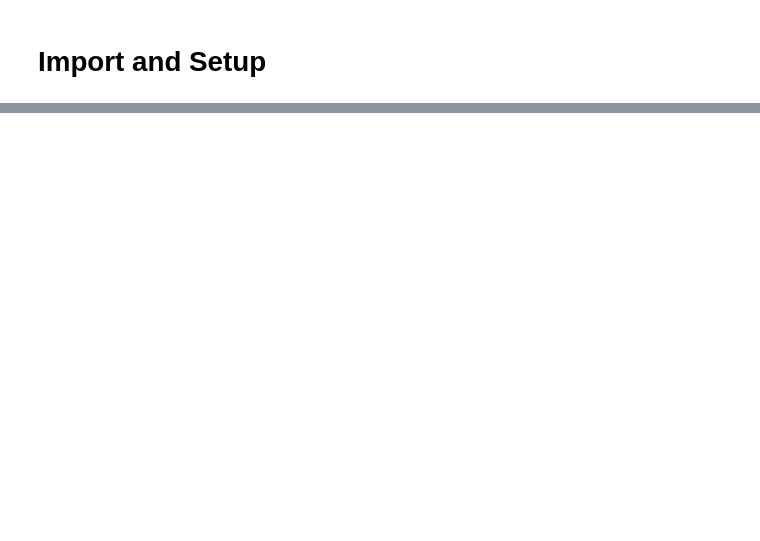
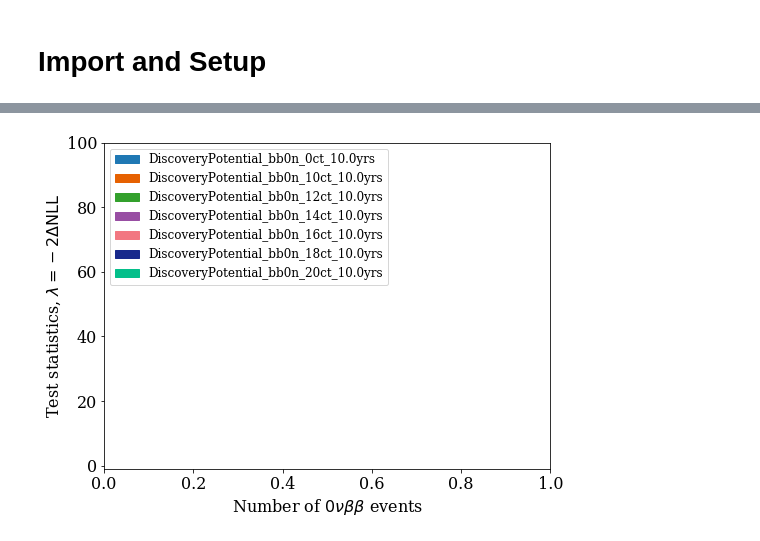
Before and after one commit to YMTheory/sensitivity, a Jupyter notebook: work/SensitivityPaper2020_scripts/DiscoveryPotential/DiscoveryPotentialCalculations.ipynb, the cells around one changed output, grey strips where cells are left out. Saved outputs shown, nothing was run; the diff lists cells and outputs as text; code cells hidden in the pictures; blank space fills up the shorter version.

```diff
--- a/work/SensitivityPaper2020_scripts/DiscoveryPotential/DiscoveryPotentialCalculations.ipynb
+++ b/work/SensitivityPaper2020_scripts/DiscoveryPotential/DiscoveryPotentialCalculations.ipynb
@@ -187,0 +170,26 @@ Running DiscoveryPotential_bb0n_25ct_10.0yrs
+# %%
+DeltaNLL = {}
+count = 0
+fig = plt.figure(figsize=(8,6))
+import matplotlib.patches as mpatches
+for Livetime in Livetimes:
+    DeltaNLL[Livetime] = {}
+    for key, df in dfdict[Livetime].items():
+        DeltaNLL[Livetime][key] = []
+        for ii,(x,y) in enumerate(zip(dfdict[Livetime][key]['num_signal'].loc[maskdict[Livetime][key]],dfdict[Livetime][key]['lambda'].loc[maskdict[Livetime][key]])):
+
+            # if np.max(np.abs(np.diff(y)))>15:
+            #     print(key,ii,x,y)
+            #     plt.plot(x, y, label='toy %d' % ii, lw=1, color=colors[count])
+            DeltaNLL[Livetime][key].append(y[0]/2.0)
+        count += 1
+plt.xlabel(r'Number of $0\nu\beta\beta$ events', fontsize=16)
+plt.ylabel(r'Test statistics, $\lambda = -2\Delta\mathrm{NLL}$', fontsize=16)
+plt.xlim(xmin=0)
+patches = [ mpatches.Patch(color=colors[zz], label='%s'%x) for zz,x in  enumerate(dfdict[Livetime].keys())]
+plt.legend(handles=patches, fontsize=12, loc='upper left')
+# plt.yscale('log')
+plt.ylim(-1,100)
+plt.show()
+# %% [output]
+[figure, added]
```
Also changed, not shown: parts of 39 cells of this notebook.
